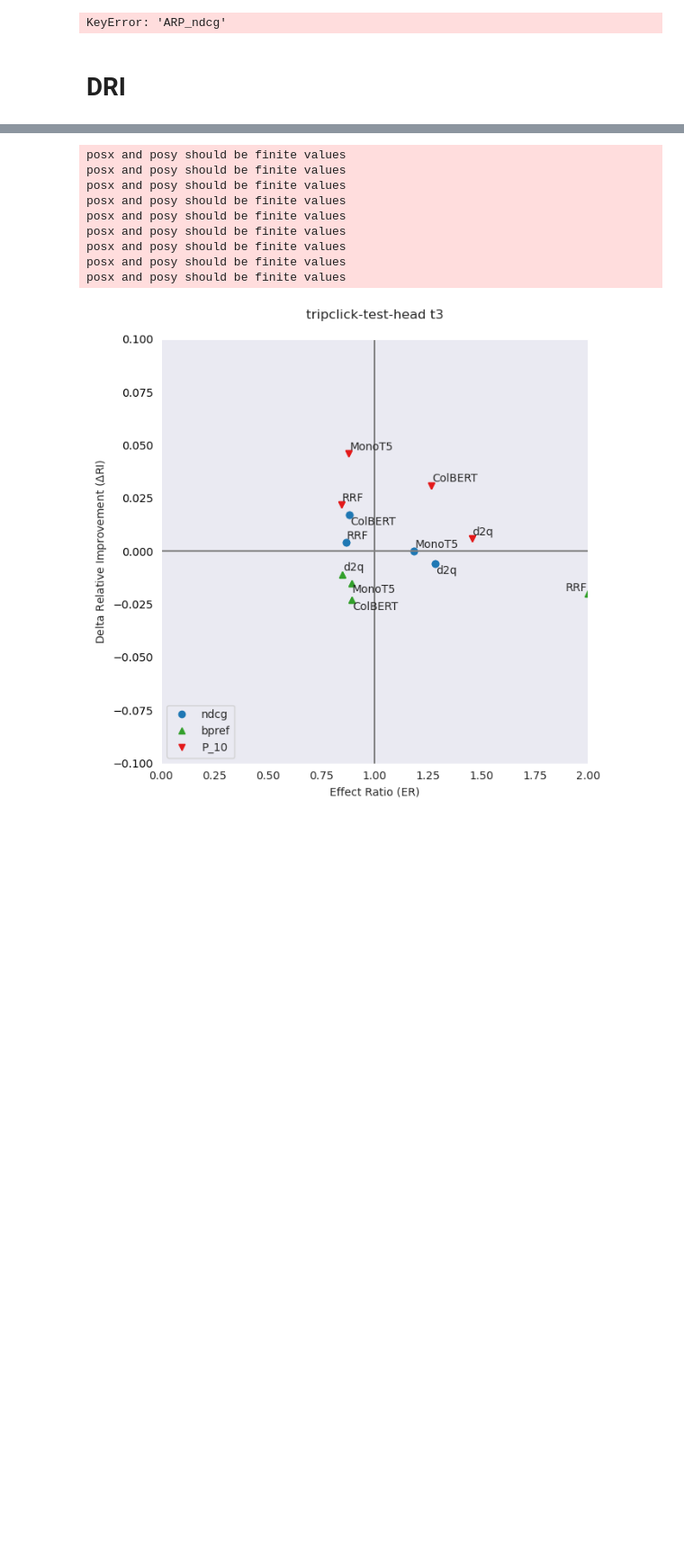
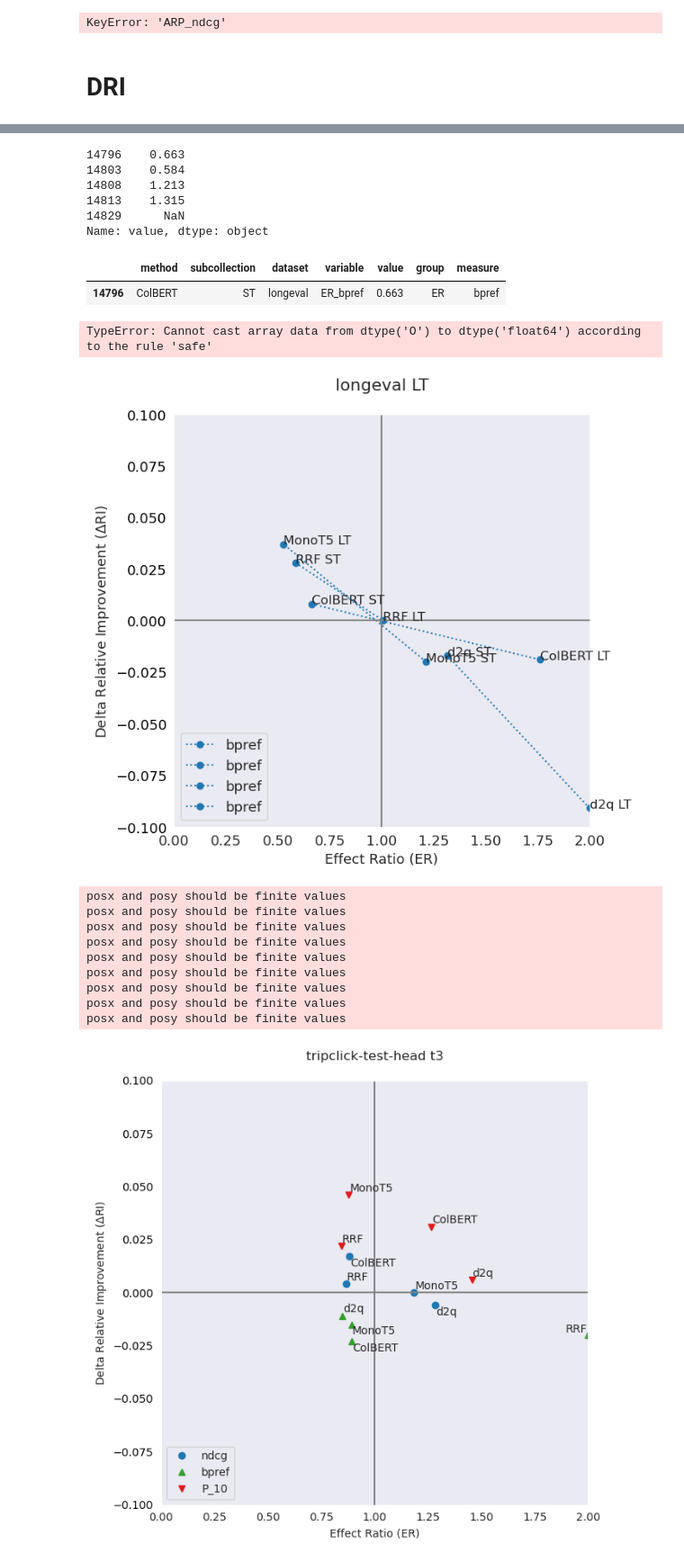
Before and after one commit to irgroup/Temporal-Change, a Jupyter notebook: evaluation/analysis_core_queries.ipynb, the cells around one changed output, grey strips where cells are left out. Shown at 90% size. Cells and saved outputs as stored; diff of their text form; code cells hidden in the pictures; blank space fills up the shorter version.

```diff
--- a/evaluation/analysis_core_queries.ipynb
+++ b/evaluation/analysis_core_queries.ipynb
@@ -331,0 +617,9 @@ KeyError: 'ARP_ndcg'
+# %%
+long[(long["dataset"] == dataset)&(long["measure"]==measure)&(long["group"]=="ER")&(long["subcollection"]==subcollection)]["value"].clip(0,2)
+# %% [output]
+14796    0.663
+14803    0.584
+14808    1.213
+14813    1.315
+14829      NaN
+Name: value, dtype: object
@@ -331,0 +630,70 @@ KeyError: 'ARP_ndcg'
+# %%
+long[(long["dataset"] == dataset)&(long["measure"]==measure)&(long["group"]=="ER")&(long["subcollection"]==subcollection)&(long["method"]==method)]
+# %% [output]
+|  | method | subcollection | dataset | variable | value | group | measure |
+| 14796 | ColBERT | ST | longeval | ER_bpref | 0.663 | ER | bpref |
+# %%
+subcollections = ["ST", "LT"]
+dataset = "longeval"
+measures = ["bpref"]
+marker_color = [('o', "#1f78b4"), ('^', '#33a02c'), ('v', '#e31a1b')]
+fig, ax = plt.subplots(figsize=(7, 7))
+methods = long["method"].unique()
+
+texts = []
+for measure, mk in zip(measures, marker_color[:1]):
+    for method in methods[1:]:  # we have 4 systems
+            x = []
+            y = []
+            name = []
+            for subcollection in subcollections:
+                # data
+                d = long[(long["dataset"] == dataset)&(long["measure"]==measure)&(long["group"]=="ER")&(long["subcollection"]==subcollection)&(long["method"]==method)]["value"].clip(0,2)
+                x.append(d.values)
+
+                d = long[(long["dataset"] == dataset)&(long["measure"]==measure)&(long["group"]=="DRI")&(long["subcollection"]==subcollection)&(long["method"]==method)]["value"].clip(-0.1,0.1)
+                y.append(d.values)
+
+                # label
+                name.append(method + " " + subcollection)
+
+
+            # plot data
+            ax.plot(x, y, marker=mk[0], color=mk[1], linestyle=':', label=measure)
+
+            for x_cord, y_cord, system_name in zip(x, y, name):
+                texts.append(ax.text(x_cord, y_cord, system_name, fontsize=12))
+
+    # # data
+    # er = long[(long["dataset"] == dataset)&(long["measure"]==measure)&(long["group"]=="ER")&(long["subcollection"]==subcollection)]["value"].clip(0,2)
+    # dri = long[(long["dataset"] == dataset)&(long["measure"]==measure)&(long["group"]=="DRI")&(long["subcollection"]==subcollection)]["value"].clip(-0.1,0.1)
+
+    # plot
+    # ax.plot(er,dri, marker=mk[0], color=mk[1], linestyle='None', label=measure)
+
+    # label
+    # plot label
+
+
+
+# style
+ax.tick_params(axis='y', labelcolor='k')
+ax.axhline(0, color='grey')
+ax.axvline(1, color='grey')
+
+ax.grid(False)  # disable grid
+ax.set_xlabel('Effect Ratio (ER)')
+ax.set_ylabel(u'Delta Relative Improvement ($\Delta$RI)')
+
+
+ax.set_ylim(-0.1,0.1)
+ax.set_xlim(0,2)
+
+ax.legend(loc='lower left')
+ax.set_title(f'{dataset} {subcollection}\n')
+_ = adjust_text(texts, ax=ax)
+
+plt.show()
+# %% [output]
+TypeError: Cannot cast array data from dtype('O') to dtype('float64') according to the rule 'safe'
+[figure, added]
```
Also changed, not shown: parts of 34 cells of this notebook, 3 other files.
